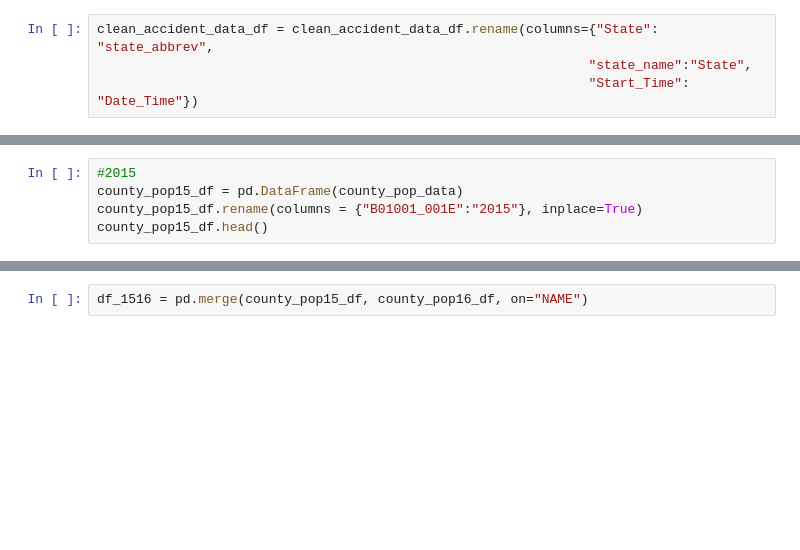
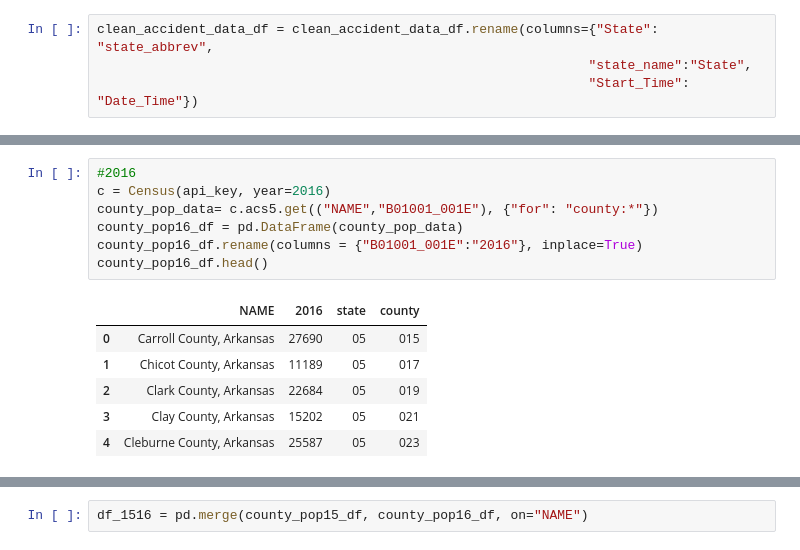
Before and after one commit to lotfyah/US_Accidents_ETL_Project, a Jupyter notebook: etl_proj_merged_final.ipynb, the cells around one changed output, grey strips where cells are left out. Drawn from its saved outputs; the diff is of its cells as text; blank space fills up the shorter version.

```diff
--- a/etl_proj_merged_final.ipynb
+++ b/etl_proj_merged_final.ipynb
@@ -390,6 +281,15 @@ CensusException: <html><head><title>Error report</title></head><body><h1>HTTP St
 # %%
-#2015
-county_pop15_df = pd.DataFrame(county_pop_data)
-county_pop15_df.rename(columns = {"B01001_001E":"2015"}, inplace=True)
-county_pop15_df.head()
+#2016
+c = Census(api_key, year=2016)
+county_pop_data= c.acs5.get(("NAME","B01001_001E"), {"for": "county:*"})
+county_pop16_df = pd.DataFrame(county_pop_data)
+county_pop16_df.rename(columns = {"B01001_001E":"2016"}, inplace=True)
+county_pop16_df.head()
+# %% [output]
+|  | NAME | 2016 | state | county |
+| 0 | Carroll County, Arkansas | 27690 | 05 | 015 |
+| 1 | Chicot County, Arkansas | 11189 | 05 | 017 |
+| 2 | Clark County, Arkansas | 22684 | 05 | 019 |
+| 3 | Clay County, Arkansas | 15202 | 05 | 021 |
+| 4 | Cleburne County, Arkansas | 25587 | 05 | 023 |
 # %%
```
Also changed, not shown: parts of 95 cells of this notebook.
